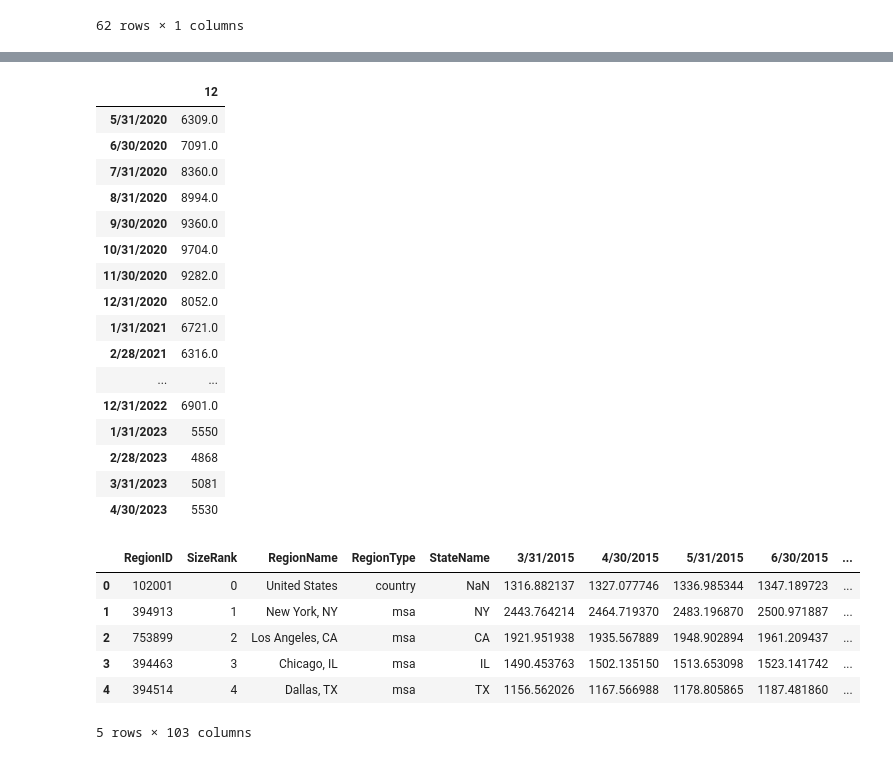
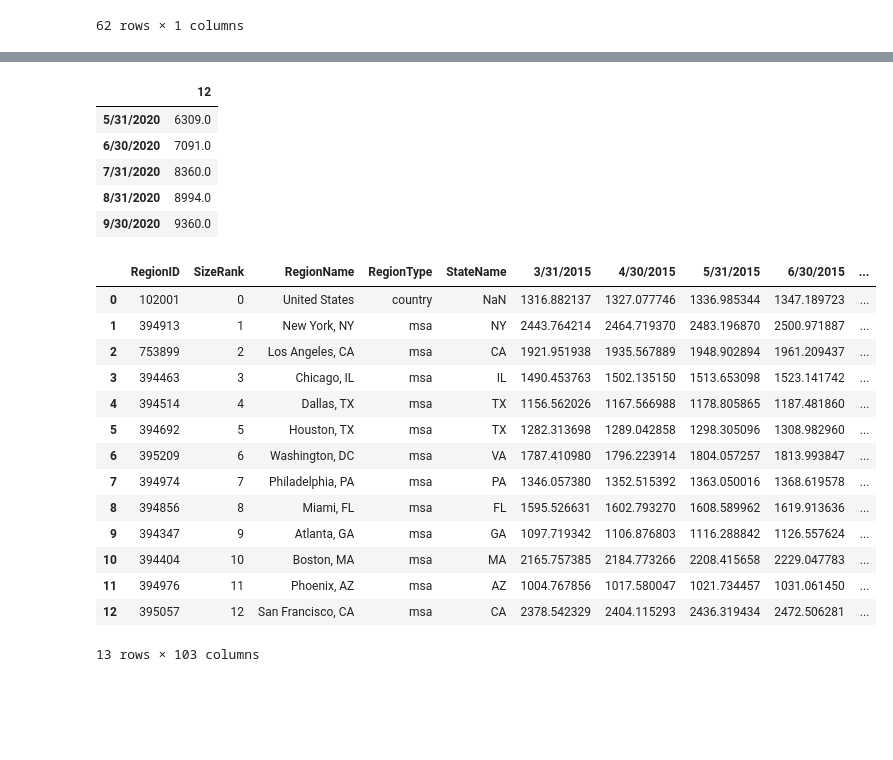
Before and after one commit to caleighteahan/Project_1, a Jupyter notebook: Starter_4.ipynb, the cells around one changed output, grey strips where cells are left out. Cells and saved outputs as stored; diff of their text form; code cells hidden in the pictures; blank space fills up the shorter version.

```diff
--- a/Starter_4.ipynb
+++ b/Starter_4.ipynb
@@ -70,6 +59,6 @@ pre_covid_df
 # %%
 post_covid_df=(clean_sf.iloc[26:70])
-post_covid_df
+post_covid_df.head()
 # %% [output]
 |  | 12 |
 | 5/31/2020 | 6309.0 |
@@ -77,27 +66,24 @@ post_covid_df
 | 7/31/2020 | 8360.0 |
 | 8/31/2020 | 8994.0 |
 | 9/30/2020 | 9360.0 |
-| 10/31/2020 | 9704.0 |
-| 11/30/2020 | 9282.0 |
-| 12/31/2020 | 8052.0 |
-| 1/31/2021 | 6721.0 |
-| 2/28/2021 | 6316.0 |
-| ... | ... |
-| 12/31/2022 | 6901.0 |
-| 1/31/2023 | 5550 |
-| 2/28/2023 | 4868 |
-| 3/31/2023 | 5081 |
-| 4/30/2023 | 5530 |
 # %%
 file2= Path("data/Rental data. monthly.csv")
 rental_df=pd.read_csv(file2)
 # %%
-rental_df.head()
+rental_df.head(13)
 # %% [output]
 |  | RegionID | SizeRank | RegionName | RegionType | StateName | 3/31/2015 | 4/30/2015 | 5/31/2015 | 6/30/2015 | ... |
 | 0 | 102001 | 0 | United States | country | NaN | 1316.882137 | 1327.077746 | 1336.985344 | 1347.189723 | ... |
 | 1 | 394913 | 1 | New York, NY | msa | NY | 2443.764214 | 2464.719370 | 2483.196870 | 2500.971887 | ... |
 | 2 | 753899 | 2 | Los Angeles, CA | msa | CA | 1921.951938 | 1935.567889 | 1948.902894 | 1961.209437 | ... |
 | 3 | 394463 | 3 | Chicago, IL | msa | IL | 1490.453763 | 1502.135150 | 1513.653098 | 1523.141742 | ... |
 | 4 | 394514 | 4 | Dallas, TX | msa | TX | 1156.562026 | 1167.566988 | 1178.805865 | 1187.481860 | ... |
+| 5 | 394692 | 5 | Houston, TX | msa | TX | 1282.313698 | 1289.042858 | 1298.305096 | 1308.982960 | ... |
+| 6 | 395209 | 6 | Washington, DC | msa | VA | 1787.410980 | 1796.223914 | 1804.057257 | 1813.993847 | ... |
+| 7 | 394974 | 7 | Philadelphia, PA | msa | PA | 1346.057380 | 1352.515392 | 1363.050016 | 1368.619578 | ... |
+| 8 | 394856 | 8 | Miami, FL | msa | FL | 1595.526631 | 1602.793270 | 1608.589962 | 1619.913636 | ... |
+| 9 | 394347 | 9 | Atlanta, GA | msa | GA | 1097.719342 | 1106.876803 | 1116.288842 | 1126.557624 | ... |
+| 10 | 394404 | 10 | Boston, MA | msa | MA | 2165.757385 | 2184.773266 | 2208.415658 | 2229.047783 | ... |
+| 11 | 394976 | 11 | Phoenix, AZ | msa | AZ | 1004.767856 | 1017.580047 | 1021.734457 | 1031.061450 | ... |
+| 12 | 395057 | 12 | San Francisco, CA | msa | CA | 2378.542329 | 2404.115293 | 2436.319434 | 2472.506281 | ... |
-5 rows × 103 columns
+13 rows × 103 columns
```
Also changed, not shown: parts of 8 cells of this notebook.
